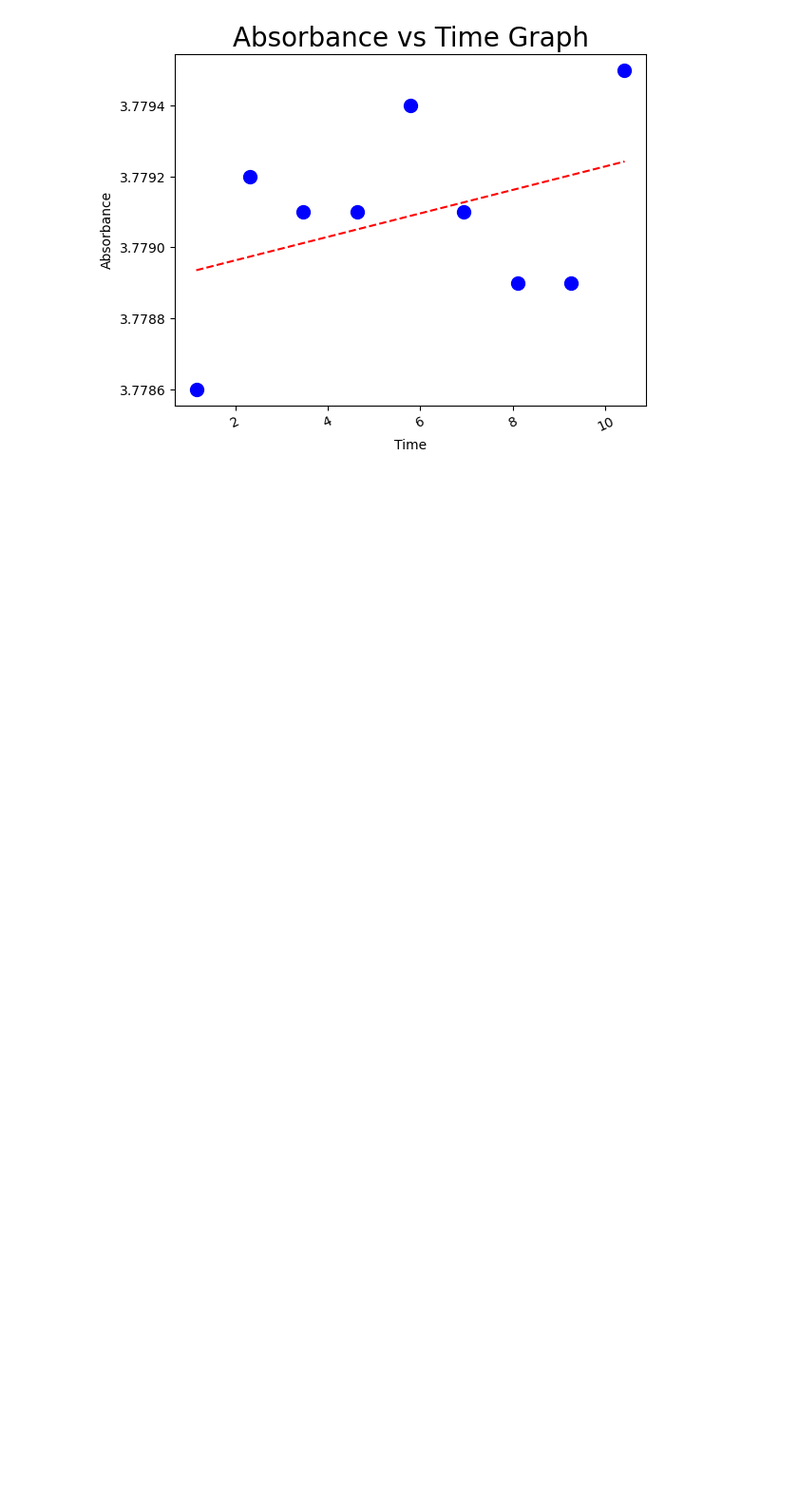
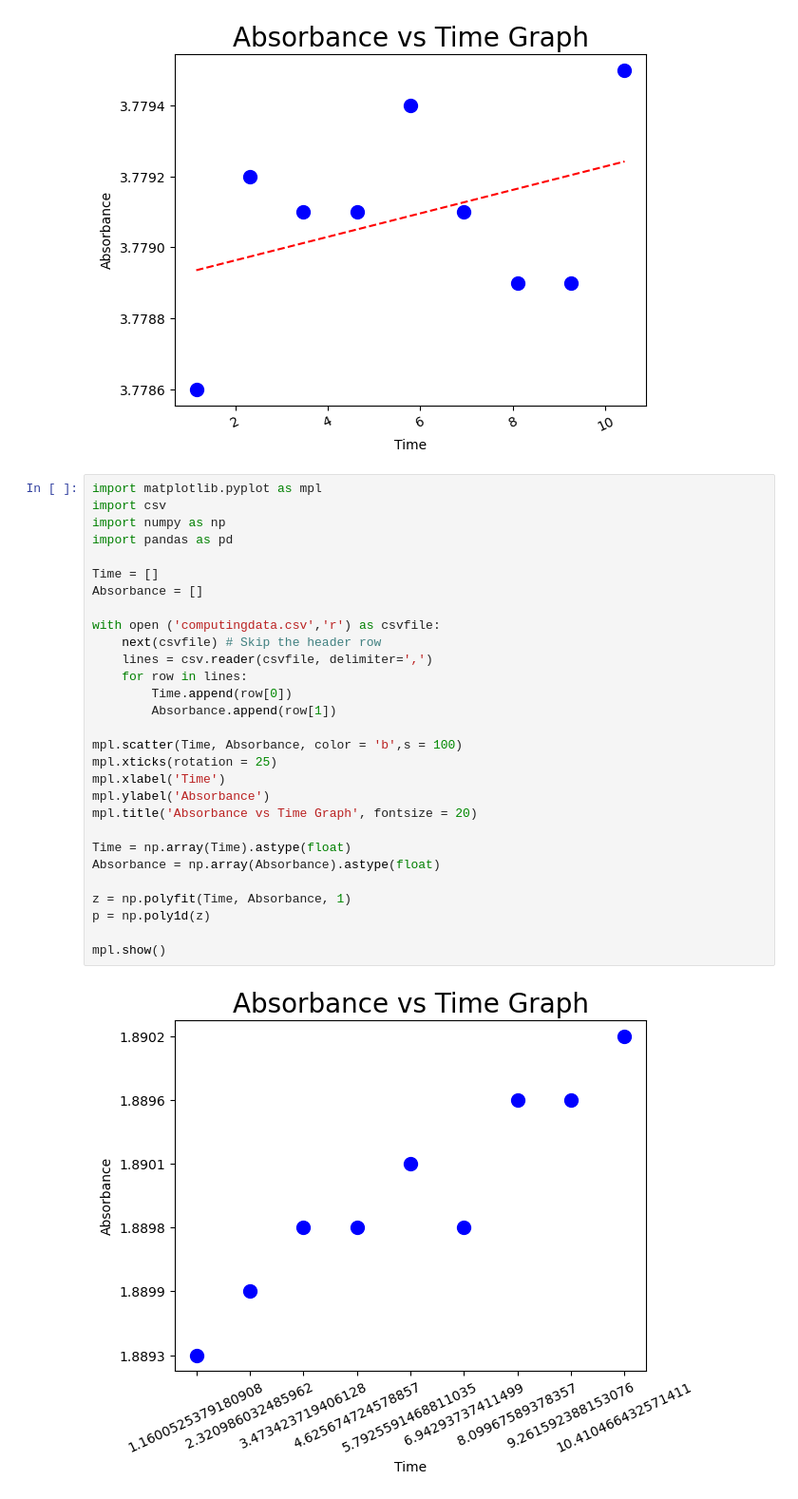
Before and after one commit to LaneyDraper/spectrometer-project-, a Jupyter notebook: spectrometerprotocol.ipynb, the cells around one changed output. Shown at 95% size. Cells and saved outputs as stored; diff of their text form; blank space fills up the shorter version.

Commit message:
added more plot code but regression line wont show

```diff
--- a/spectrometerprotocol.ipynb
+++ b/spectrometerprotocol.ipynb
@@ -102,3 +102,34 @@ plt.plot(Time, p(Time), "r--")
 plt.show()
 # %% [output]
 [figure]
+# %%
+import matplotlib.pyplot as mpl
+import csv
+import numpy as np
+import pandas as pd
+
+Time = []
+Absorbance = []
+
+with open ('computingdata.csv','r') as csvfile:
+    next(csvfile) # Skip the header row
+    lines = csv.reader(csvfile, delimiter=',')
+    for row in lines:
+        Time.append(row[0])
+        Absorbance.append(row[1])
+
+mpl.scatter(Time, Absorbance, color = 'b',s = 100)
+mpl.xticks(rotation = 25)
+mpl.xlabel('Time')
+mpl.ylabel('Absorbance')
+mpl.title('Absorbance vs Time Graph', fontsize = 20)
+
+Time = np.array(Time).astype(float)
+Absorbance = np.array(Absorbance).astype(float)
+
+z = np.polyfit(Time, Absorbance, 1)
+p = np.poly1d(z)
+
+mpl.show()
+# %% [output]
+[figure, added]
```
